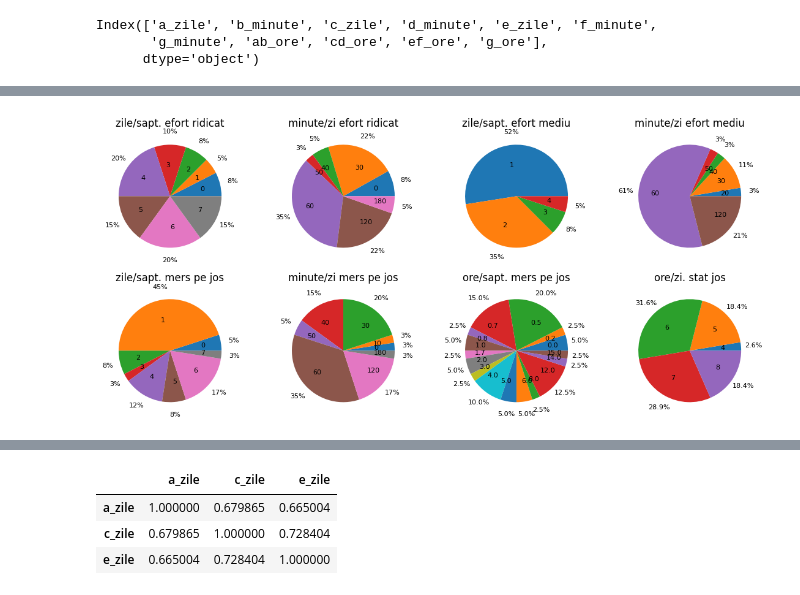
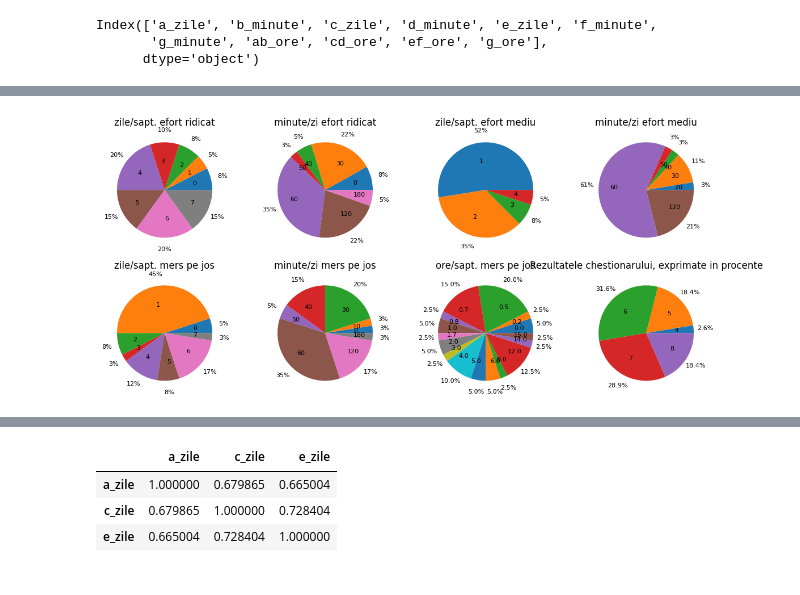
Before and after one commit to subthalamic/subthalamic, a Jupyter notebook: obesity/questionaire/chest.ipynb, the cells around one changed output, grey strips where cells are left out. Drawn from its saved outputs; the diff is of its cells as text; code cells hidden in the pictures.

```diff
--- a/obesity/questionaire/chest.ipynb
+++ b/obesity/questionaire/chest.ipynb
@@ -2,10 +2,12 @@
 import pandas as pd
 import numpy as np
 import matplotlib.pyplot as plt
+import matplotlib as mpl
 import seaborn as sns
 from scipy import stats as st
 import statsmodels.api as sm
 import statsmodels.formula.api as smf
+mpl.rcParams['pdf.fonttype'] = 42
 # %%
 q = pd.read_csv('chestionar11.csv')
 # %%
@@ -88,28 +175,30 @@ Name: count, dtype: int32
 # %%
 fig, ax = plt.subplots(2,4, figsize= (14,6))
 ax[0,0].pie(vcountss['a_zile'], labels=vcountss['a_zile'].index, autopct='%1.f%%', textprops={'fontsize': 8}, pctdistance=1.25, labeldistance=.6)
 ax[0,0].set_title("zile/sapt. efort ridicat")
 ax[0,1].pie(vcountss['b_minute'].iloc[:-1], labels=vcountss['b_minute'].iloc[:-1].index.astype(int), autopct='%1.f%%', textprops={'fontsize': 8}, pctdistance=1.25, labeldistance=.6)
 ax[0,1].set_title("minute/zi efort ridicat")
 ax[0,2].pie(vcountss['c_zile'], labels=vcountss['c_zile'].index, autopct='%1.f%%', textprops={'fontsize': 8}, pctdistance=1.25, labeldistance=.6)
 ax[0,2].set_title("zile/sapt. efort mediu")
 ax[0,3].pie(vcountss['d_minute'].iloc[:-1], labels=vcountss['d_minute'].iloc[:-1].index.astype(int), autopct='%1.f%%', textprops={'fontsize': 8}, pctdistance=1.25, labeldistance=.6)
 ax[0,3].set_title("minute/zi efort mediu")
 ax[1,0].pie(vcountss['e_zile'], labels=vcountss['e_zile'].index, autopct='%1.f%%', textprops={'fontsize': 8}, pctdistance=1.25, labeldistance=.6)
 ax[1,0].set_title("zile/sapt. mers pe jos")
 ax[1,1].pie(vcountss['f_minute'], labels=vcountss['f_minute'].index, autopct='%1.f%%', textprops={'fontsize': 8}, pctdistance=1.25, labeldistance=.6)
 ax[1,1].set_title("minute/zi mers pe jos")
 # ax[1,2].pie(vcountss['g_minute'].iloc[:-1].astype(int), labels=vcountss['g_minute'].iloc[:-1].index.astype(int), autopct='%1.f%%', textprops={'fontsize': 8}, pctdistance=1.25, labeldistance=.6)
 # ax[1,2].set_title("minute/zi stat jos")
 # ax[1,3].pie(vcountss['ab_ore'], labels = vcountss['ab_ore'].index.round(1), autopct='%1.1f%%', textprops={'fontsize': 8}, pctdistance=1.25, labeldistance=.6)
 # ax[1,3].set_title("ore/sapt. efort ridicat")
 # ax[2,0].pie(vcountss['cd_ore'], labels = vcountss['cd_ore'].index.round(1), autopct='%1.1f%%', textprops={'fontsize': 8}, pctdistance=1.25, labeldistance=.6)
 # ax[2,0].set_title("ore/sapt. efort mediu")
 ax[1,2].pie(vcountss['ef_ore'], labels = vcountss['ef_ore'].index.round(1), autopct='%1.1f%%', textprops={'fontsize': 8}, pctdistance=1.25, labeldistance=.6)
 ax[1,2].set_title("ore/sapt. mers pe jos")
 ax[1,3].pie(vcountss['g_ore'].iloc[:-1], labels=vcountss['g_ore'].iloc[:-1].index.astype(int), autopct='%1.1f%%', textprops={'fontsize': 8}, pctdistance=1.25, labeldistance=.6)
 ax[1,3].set_title("ore/zi. stat jos")
-
+plt.title('Rezultatele chestionarului, exprimate in procente')
+plt.savefig('pieplots.pdf')
+plt.savefig('pieplots.svg')
 plt.show()
 # %% [output]
-[figure, old version]
+[figure, new version]
```
Also changed, not shown: parts of 23 cells of this notebook, 32 other files.
